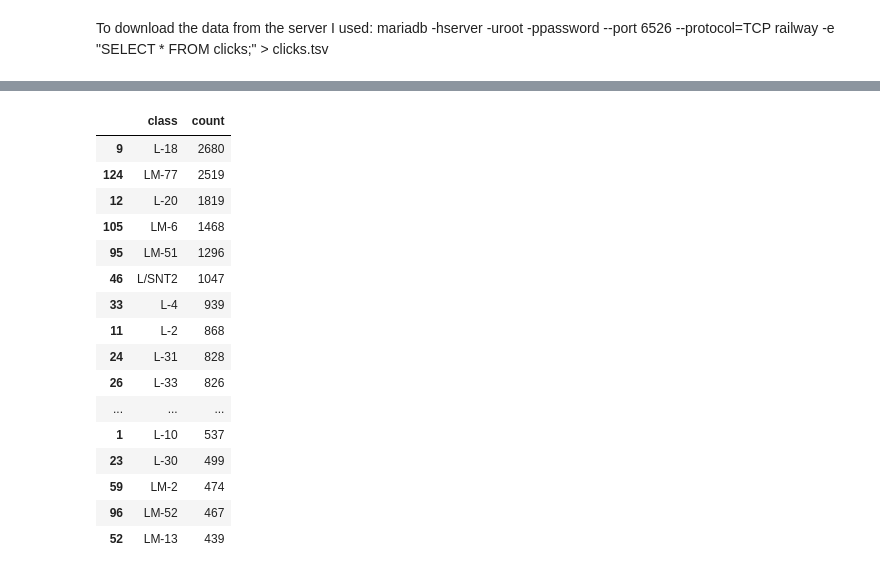
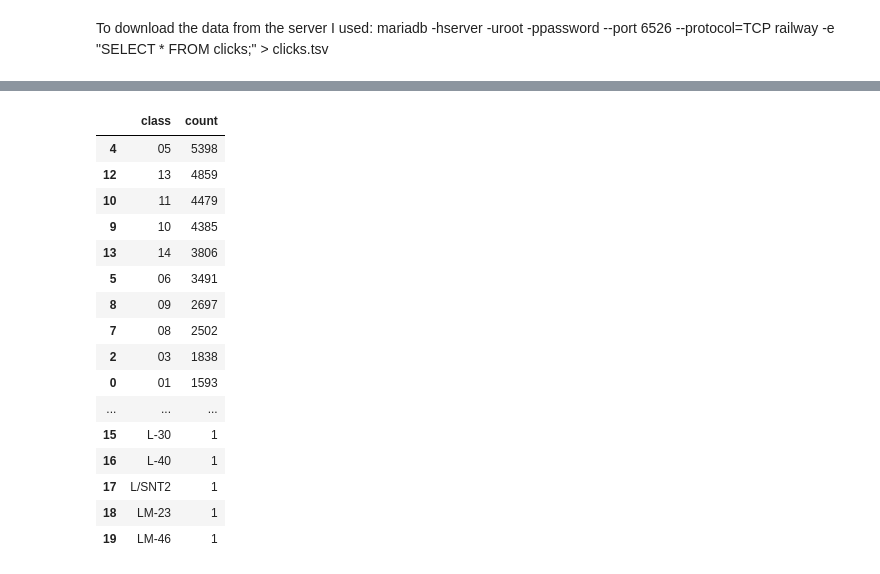
Before and after one commit to ludotosk/query-analysis-corsiuniversitari, a Jupyter notebook: clicks-analysis.ipynb, the cells around one changed output, grey strips where cells are left out. Saved outputs shown, nothing was run; the diff lists cells and outputs as text; code cells hidden in the pictures.

```diff
--- a/clicks-analysis.ipynb
+++ b/clicks-analysis.ipynb
@@ -16 +27,3 @@ ds.head()
+# %%
+ds.time = pd.to_datetime(ds.time)
 # %%
@@ -36,20 +49,20 @@ ds[ds["page"] == 'tutti-i-corsi'].groupby(['city'])['city'].count().reset_index(
 # %%
-ds.groupby(['class'])['class'].count().reset_index(name='count').sort_values(['count'], ascending=False).head(30)
+ds[ds.time > pd.to_datetime("2023-09-13 14:19:29")].groupby(['class'])['class'].count().reset_index(name='count').sort_values(['count'], ascending=False).head(30)
 # %% [output]
 |  | class | count |
-| 9 | L-18 | 2680 |
-| 124 | LM-77 | 2519 |
-| 12 | L-20 | 1819 |
-| 105 | LM-6 | 1468 |
-| 95 | LM-51 | 1296 |
-| 46 | L/SNT2 | 1047 |
-| 33 | L-4 | 939 |
-| 11 | L-2 | 868 |
-| 24 | L-31 | 828 |
-| 26 | L-33 | 826 |
+| 4 | 05 | 5398 |
+| 12 | 13 | 4859 |
+| 10 | 11 | 4479 |
+| 9 | 10 | 4385 |
+| 13 | 14 | 3806 |
+| 5 | 06 | 3491 |
+| 8 | 09 | 2697 |
+| 7 | 08 | 2502 |
+| 2 | 03 | 1838 |
+| 0 | 01 | 1593 |
 | ... | ... | ... |
-| 1 | L-10 | 537 |
-| 23 | L-30 | 499 |
-| 59 | LM-2 | 474 |
-| 96 | LM-52 | 467 |
-| 52 | LM-13 | 439 |
+| 15 | L-30 | 1 |
+| 16 | L-40 | 1 |
+| 17 | L/SNT2 | 1 |
+| 18 | LM-23 | 1 |
+| 19 | LM-46 | 1 |
```
Also changed, not shown: parts of 2 cells of this notebook, 1 other file.
